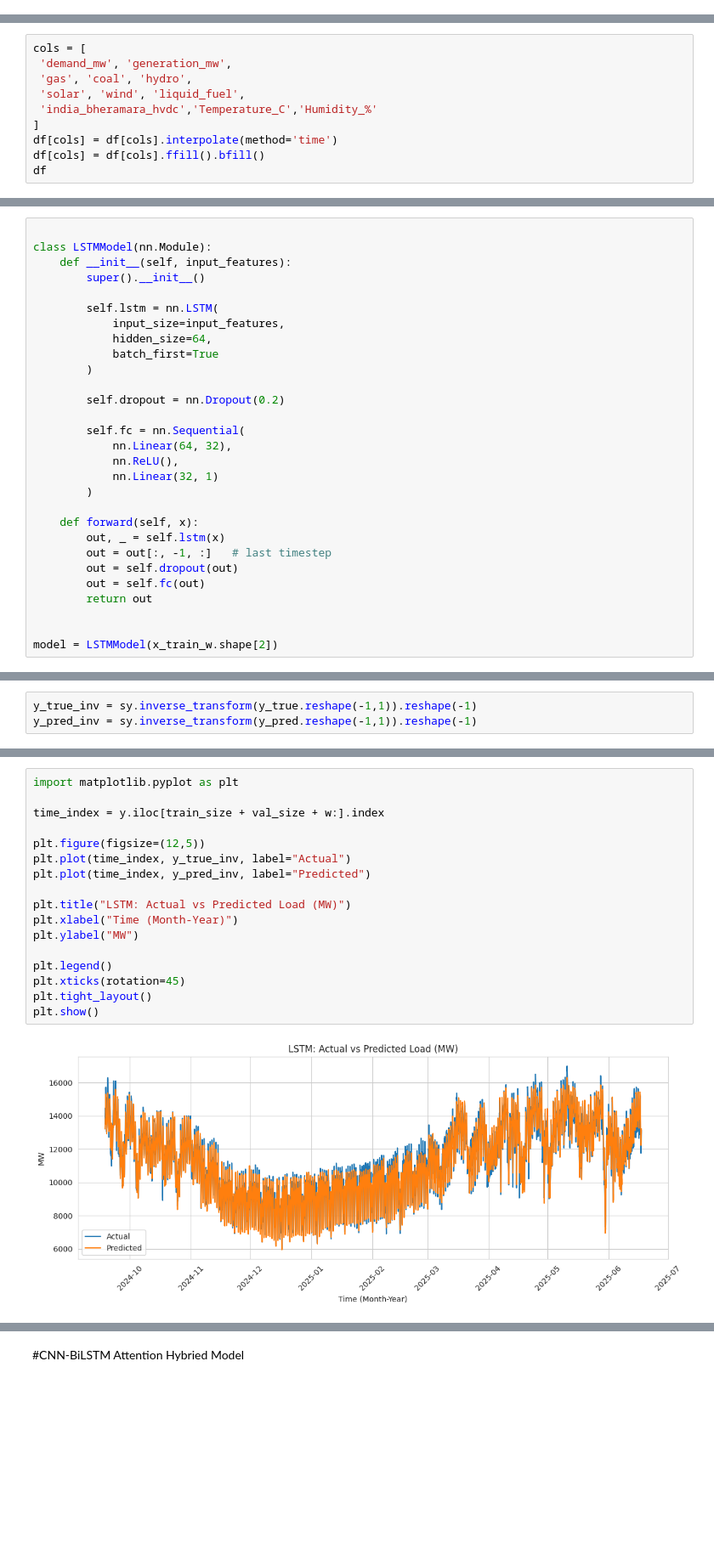
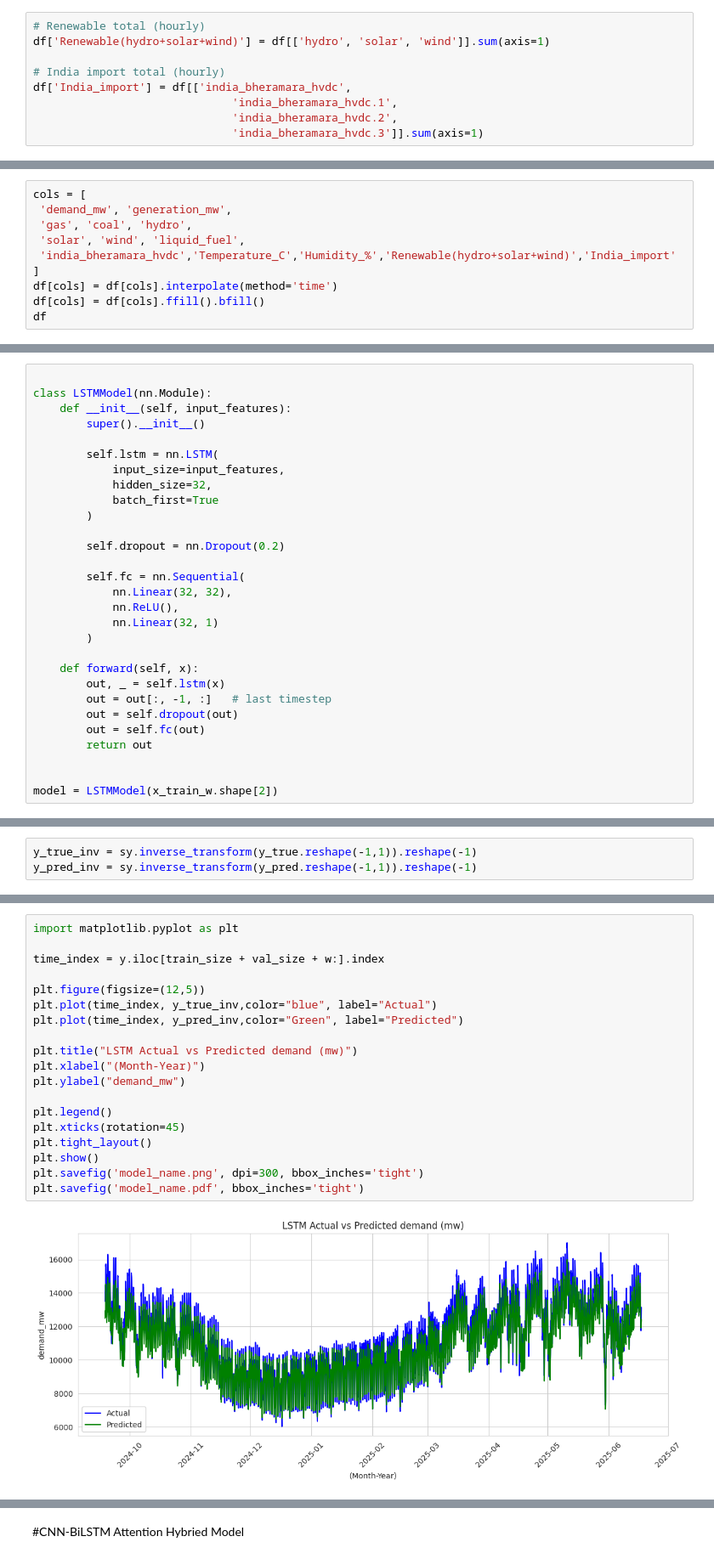
Before and after one commit to Joydas2003/Electrical-Load-Forcasting-Ml, a Jupyter notebook: Machine Learning Based short term Electrical Load Forcasting.ipynb, the cells around one changed output, grey strips where cells are left out. Shown at 85% size. Cells and saved outputs as stored; diff of their text form; blank space fills up the shorter version.

```diff
--- a/Machine Learning Based short term Electrical Load Forcasting.ipynb
+++ b/Machine Learning Based short term Electrical Load Forcasting.ipynb
@@ -256,6 +255,15 @@ df
 type(df.index)
 # %% [output]
 pandas.core.indexes.datetimes.DatetimeIndex
+# %%
+# Renewable total (hourly)
+df['Renewable(hydro+solar+wind)'] = df[['hydro', 'solar', 'wind']].sum(axis=1)
+
+# India import total (hourly)
+df['India_import'] = df[['india_bheramara_hvdc',
+                              'india_bheramara_hvdc.1',
+                              'india_bheramara_hvdc.2',
+                              'india_bheramara_hvdc.3']].sum(axis=1)
 # %%
 df.columns
 # %% [output]
@@ -269,7 +278,7 @@ cols = [
  'demand_mw', 'generation_mw',
  'gas', 'coal', 'hydro',
  'solar', 'wind', 'liquid_fuel',
- 'india_bheramara_hvdc','Temperature_C','Humidity_%'
+ 'india_bheramara_hvdc','Temperature_C','Humidity_%','Renewable(hydro+solar+wind)','India_import'
 ]
 df[cols] = df[cols].interpolate(method='time')
 df[cols] = df[cols].ffill().bfill()
@@ -988,14 +1009,14 @@ class LSTMModel(nn.Module):
 
         self.lstm = nn.LSTM(
             input_size=input_features,
-            hidden_size=64,
+            hidden_size=32,
             batch_first=True
         )
 
         self.dropout = nn.Dropout(0.2)
 
         self.fc = nn.Sequential(
-            nn.Linear(64, 32),
+            nn.Linear(32, 32),
             nn.ReLU(),
             nn.Linear(32, 1)
         )
@@ -1105,19 +1126,21 @@ R2  : 0.9741678057356558
 # %%
 import matplotlib.pyplot as plt
 
 time_index = y.iloc[train_size + val_size + w:].index
 
 plt.figure(figsize=(12,5))
-plt.plot(time_index, y_true_inv, label="Actual")
-plt.plot(time_index, y_pred_inv, label="Predicted")
+plt.plot(time_index, y_true_inv,color="blue", label="Actual")
+plt.plot(time_index, y_pred_inv,color="Green", label="Predicted")
 
-plt.title("LSTM: Actual vs Predicted Load (MW)")
-plt.xlabel("Time (Month-Year)")
-plt.ylabel("MW")
+plt.title("LSTM Actual vs Predicted demand (mw)")
+plt.xlabel("(Month-Year)")
+plt.ylabel("demand_mw")
 
 plt.legend()
 plt.xticks(rotation=45)
 plt.tight_layout()
 plt.show()
+plt.savefig('model_name.png', dpi=300, bbox_inches='tight')
+plt.savefig('model_name.pdf', bbox_inches='tight')
 # %% [output]
-[figure, old version]
+[figure, new version]
```
Also changed, not shown: parts of 63 cells of this notebook.
